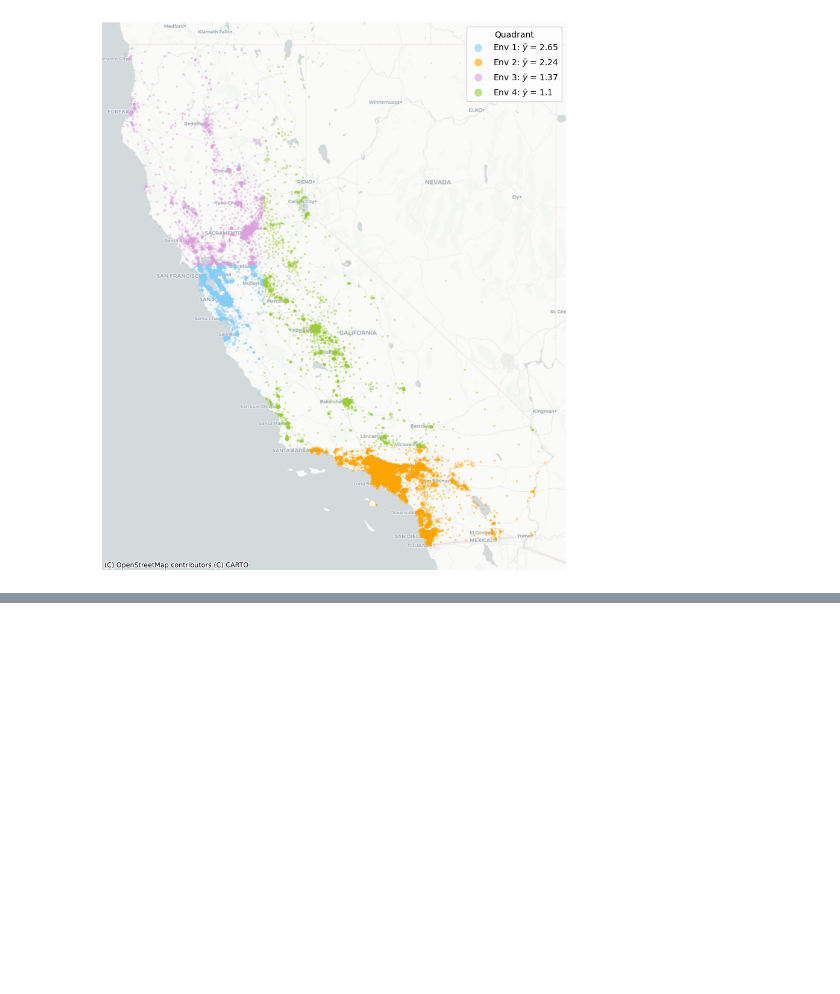
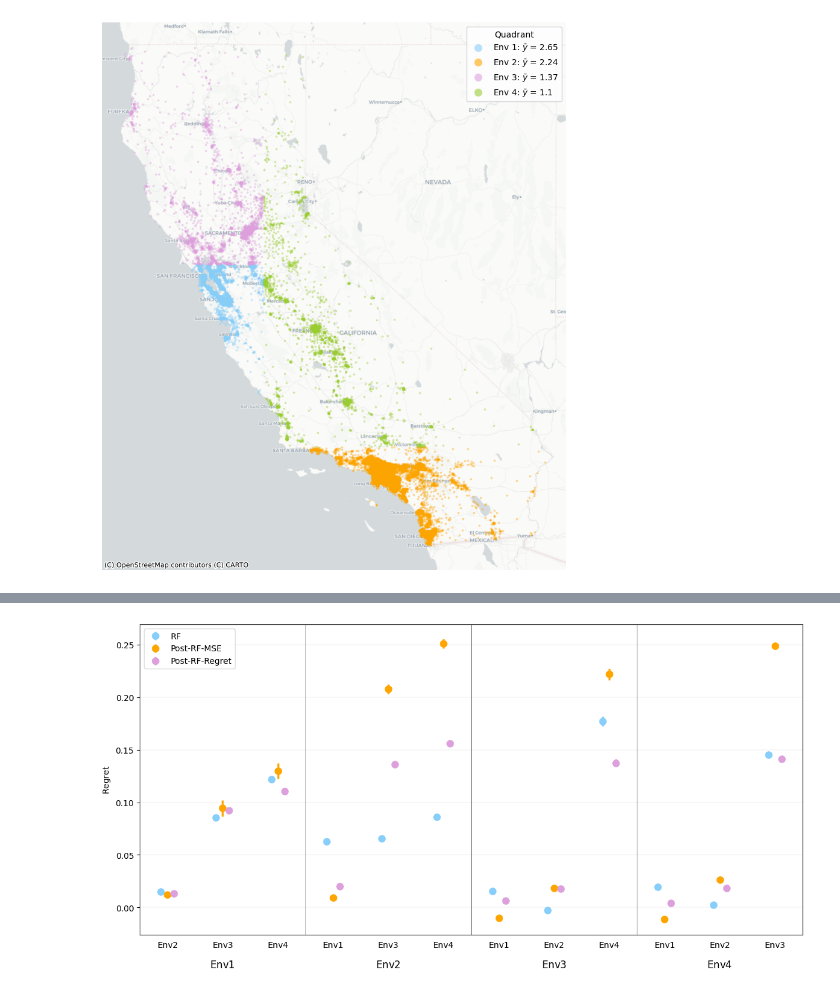
Before and after one commit to francescofreni/nldg, a Jupyter notebook: experiments/results_rf.ipynb, the cells around one changed output, grey strips where cells are left out. Cells and saved outputs as stored; diff of their text form; code cells hidden in the pictures; blank space fills up the shorter version.

```diff
--- a/experiments/results_rf.ipynb
+++ b/experiments/results_rf.ipynb
@@ -221,0 +241,24 @@ plot_quadrants_with_basemap()
+# %%
+analysis_results_dir = os.path.join(results_dir, "output_data_housing_rf")
+main_metrics_path = os.path.join(analysis_results_dir, "max_mse_2_unbalanced.csv")
+mse_df = pd.read_csv(main_metrics_path)
+main_metrics_path = os.path.join(analysis_results_dir, "max_mixed_2_unbalanced.csv")
+regret_df = pd.read_csv(main_metrics_path)
+env_specific_metrics_path = os.path.join(analysis_results_dir, "env_specific_mse_2_unbalanced.csv")
+env_specific_mse_df = pd.read_csv(env_specific_metrics_path)
+env_specific_metrics_path = os.path.join(analysis_results_dir, "env_specific_mixed_2_unbalanced.csv")
+env_specific_regret_df = pd.read_csv(env_specific_metrics_path)
+
+mse_df["Model"] = mse_df["Model"].replace({"Post-RF": "Post-RF-MSE"})
+regret_df["Model"] = regret_df["Model"].replace({"Post-RF": "Post-RF-Regret"})
+regret_df = regret_df[regret_df["Model"] != "RF"]
+df_combined = pd.concat([mse_df, regret_df], ignore_index=True)
+
+env_specific_mse_df["Model"] = env_specific_mse_df["Model"].replace({"Post-RF": "Post-RF-MSE"})
+env_specific_regret_df["Model"] = env_specific_regret_df["Model"].replace({"Post-RF": "Post-RF-Regret"})
+env_specific_regret_df = env_specific_regret_df[env_specific_regret_df["Model"] != "RF"]
+env_specific_df_combined = pd.concat([env_specific_mse_df, env_specific_regret_df], ignore_index=True)
+
+plot_score_envs_housing(env_specific_df_combined, df_combined, setting=2, score="regret")
+# %% [output]
+[figure, added]
```
Also changed, not shown: parts of 3 cells of this notebook, 18 other files.
